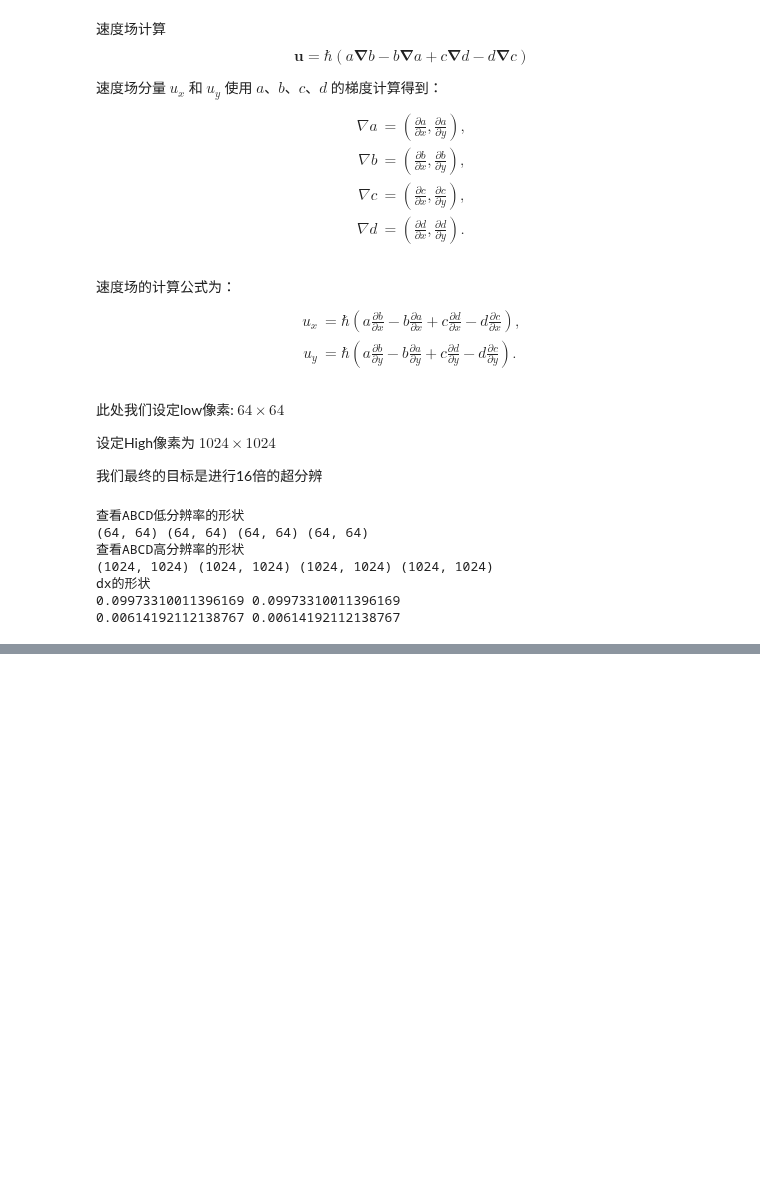
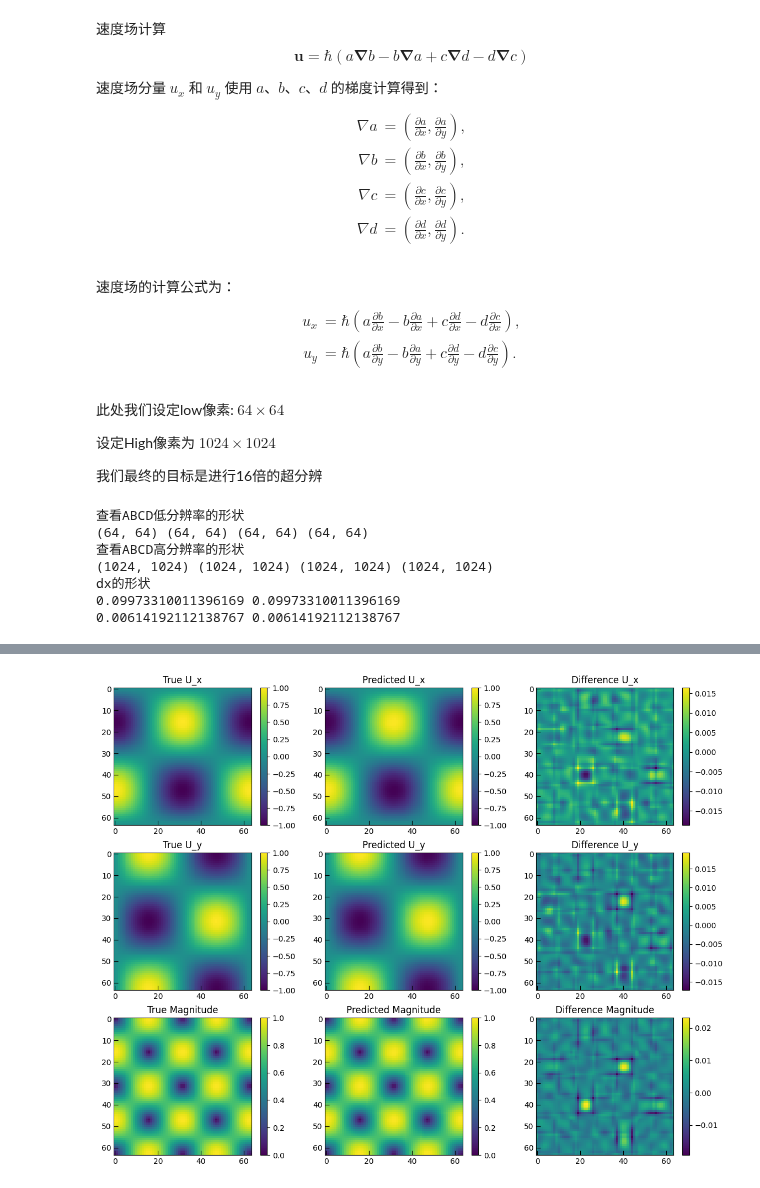
Before and after one commit to jackyvava/SR_waveFunction, a Jupyter notebook: code725.ipynb, the cells around one changed output, grey strips where cells are left out. Saved outputs shown, nothing was run; the diff lists cells and outputs as text; code cells hidden in the pictures; blank space fills up the shorter version.

```diff
--- a/code725.ipynb
+++ b/code725.ipynb
@@ -138,0 +428,11 @@ dx的形状
+# %%
+# 超参数
+learning_rate = 0.001
+num_epochs = 5000
+epsilon = 0.01
+
+channels = 3
+
+# 创建模型和优化器
+model = ModelAWithConstraints()
+optimizer = optim.Adam(model.parameters(), lr=learning_rate)
@@ -138,0 +569,72 @@ dx的形状
+# %%
+plt.figure(figsize=(14, 11))
+
+plt.subplot(331)
+plt.imshow(U_x_test.squeeze().numpy(), cmap='viridis', vmin=-1, vmax=1, interpolation='nearest')
+# plt.colorbar()
+plt.title('True U_x')
+plt.tick_params(axis='both', direction='in', length=6)
+plt.colorbar(fraction=0.04)
+
+plt.subplot(332)
+plt.imshow(U_x_pred_test, cmap='viridis', vmin=-1, vmax=1,interpolation='nearest')
+# plt.colorbar()
+plt.title('Predicted U_x')
+plt.tick_params(axis='both', direction='in', length=6)
+plt.colorbar(fraction=0.04)
+
+plt.subplot(333)
+plt.imshow(U_x_test.squeeze().numpy() - U_x_pred_test, cmap='viridis',interpolation='nearest')
+# plt.colorbar()
+plt.title('Difference U_x')
+plt.tick_params(axis='both', direction='in', length=6)
+plt.colorbar(fraction=0.04)
+
+plt.subplot(334)
+plt.imshow(U_y_test.squeeze().numpy(), cmap='viridis', vmin=-1, vmax=1,interpolation='nearest')
+# plt.colorbar()
+plt.title('True U_y')
+plt.tick_params(axis='both', direction='in', length=6)
+plt.colorbar(fraction=0.04)
+
+plt.subplot(335)
+plt.imshow(U_y_pred_test, cmap='viridis', vmin=-1, vmax=1,interpolation='nearest')
+# plt.colorbar()
+plt.title('Predicted U_y')
+plt.tick_params(axis='both', direction='in', length=6)
+plt.colorbar(fraction=0.04)
+
+plt.subplot(336)
+plt.imshow(U_y_test.squeeze().numpy() - U_y_pred_test, cmap='viridis',interpolation='nearest')
+# plt.colorbar()
+plt.title('Difference U_y')
+plt.tick_params(axis='both', direction='in', length=6)
+plt.colorbar(fraction=0.04)
+
+plt.subplot(337)
+plt.imshow(U_magnitude_test.squeeze().numpy(), cmap='viridis', vmin=0, vmax=1,interpolation='nearest')
+# plt.colorbar()
+plt.title('True Magnitude')
+plt.tick_params(axis='both', direction='in', length=6)
+plt.colorbar(fraction=0.04)
+
+plt.subplot(338)
+plt.imshow(U_magnitude_pred_test, cmap='viridis', vmin=0, vmax=1,interpolation='nearest')
+# plt.colorbar()
+plt.title('Predicted Magnitude')
+plt.tick_params(axis='both', direction='in', length=6)
+plt.colorbar(fraction=0.04)
+
+plt.subplot(339)
+plt.imshow(U_magnitude_test.squeeze().numpy() - U_magnitude_pred_test, cmap='viridis',interpolation='nearest')
+# plt.colorbar(size=10)
+plt.title('Difference Magnitude')
+
+plt.colorbar(fraction=0.04)
+
+
+#  所有的子图坐标轴向里
+plt.tick_params(axis='both', direction='in', length=6)
+plt.show()
+# %% [output]
+[figure, added]
```
Also changed, not shown: parts of 25 cells of this notebook.
